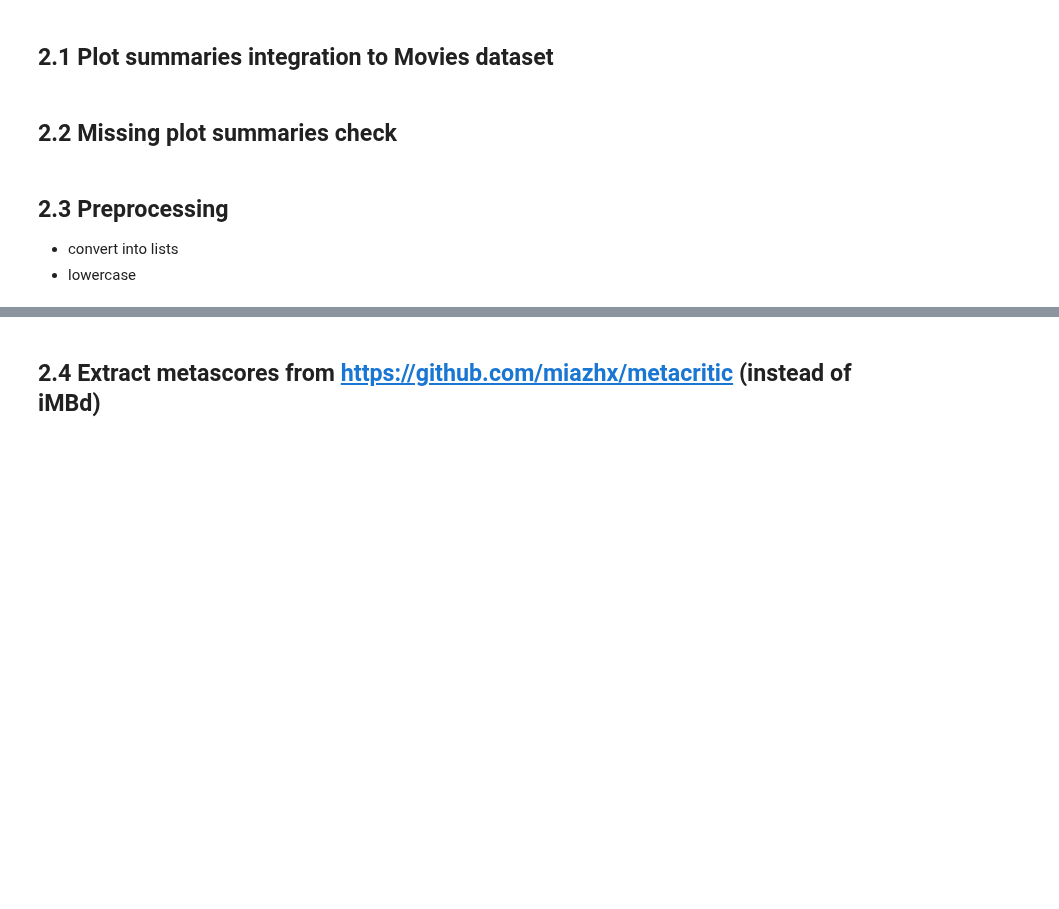
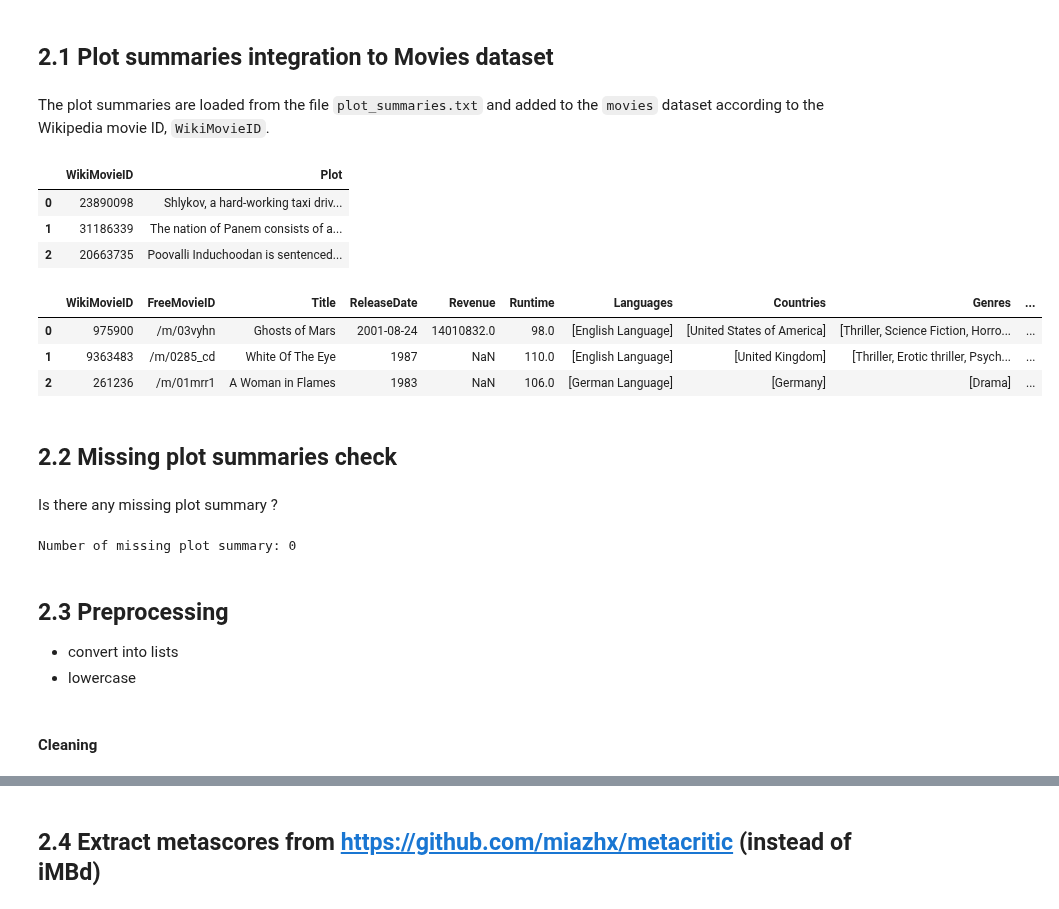
Before and after one commit to salome-baup/ada-2022-project-adaccord, a Jupyter notebook: Milestone2.ipynb, the cells around one changed output, grey strips where cells are left out. Saved outputs shown, nothing was run; the diff lists cells and outputs as text; code cells hidden in the pictures; blank space fills up the shorter version.

```diff
--- a/Milestone2.ipynb
+++ b/Milestone2.ipynb
@@ -439,9 +439,36 @@ characters.to_csv('data/characters_aug.tsv', sep="\t", index=False)
 characters = pd.read_csv('data/characters_aug.tsv.gz', sep='\t', header=0, index_col=None)
 # %% [markdown]
 ## 2.1 Plot summaries integration to Movies dataset
+# %% [markdown]
+The plot summaries are loaded from the file `plot_summaries.txt` and added to the `movies` dataset according to the Wikipedia movie ID, `WikiMovieID`.
+# %%
+plot_summaries = pd.read_csv('data/plot_summaries.txt', sep="\t", header=None,names=["WikiMovieID", "Plot"])
+plot_summaries.head(3)
+# %% [output]
+|  | WikiMovieID | Plot |
+| 0 | 23890098 | Shlykov, a hard-working taxi driv... |
+| 1 | 31186339 | The nation of Panem consists of a... |
+| 2 | 20663735 | Poovalli Induchoodan is sentenced... |
+# %%
+movies = pd.merge(movies, plot_summaries, on='WikiMovieID')
+# %%
+movies.head(3)
+# %% [output]
+|  | WikiMovieID | FreeMovieID | Title | ReleaseDate | Revenue | Runtime | Languages | Countries | Genres | ... |
+| 0 | 975900 | /m/03vyhn | Ghosts of Mars | 2001-08-24 | 14010832.0 | 98.0 | [English Language] | [United States of America] | [Thriller, Science Fiction, Horro... | ... |
+| 1 | 9363483 | /m/0285_cd | White Of The Eye | 1987 | NaN | 110.0 | [English Language] | [United Kingdom] | [Thriller, Erotic thriller, Psych... | ... |
+| 2 | 261236 | /m/01mrr1 | A Woman in Flames | 1983 | NaN | 106.0 | [German Language] | [Germany] | [Drama] | ... |
 # %% [markdown]
 ## 2.2 Missing plot summaries check
+# %% [markdown]
+Is there any missing plot summary ?
+# %%
+print('Number of missing plot summary: {}'.format(movies['Plot'].isna().sum()))
+# %% [output]
+Number of missing plot summary: 0
 # %% [markdown]
 ## 2.3 Preprocessing
 - convert into lists
 - lowercase
+# %% [markdown]
+#### Cleaning
```
Also changed, not shown: parts of 54 cells of this notebook.
